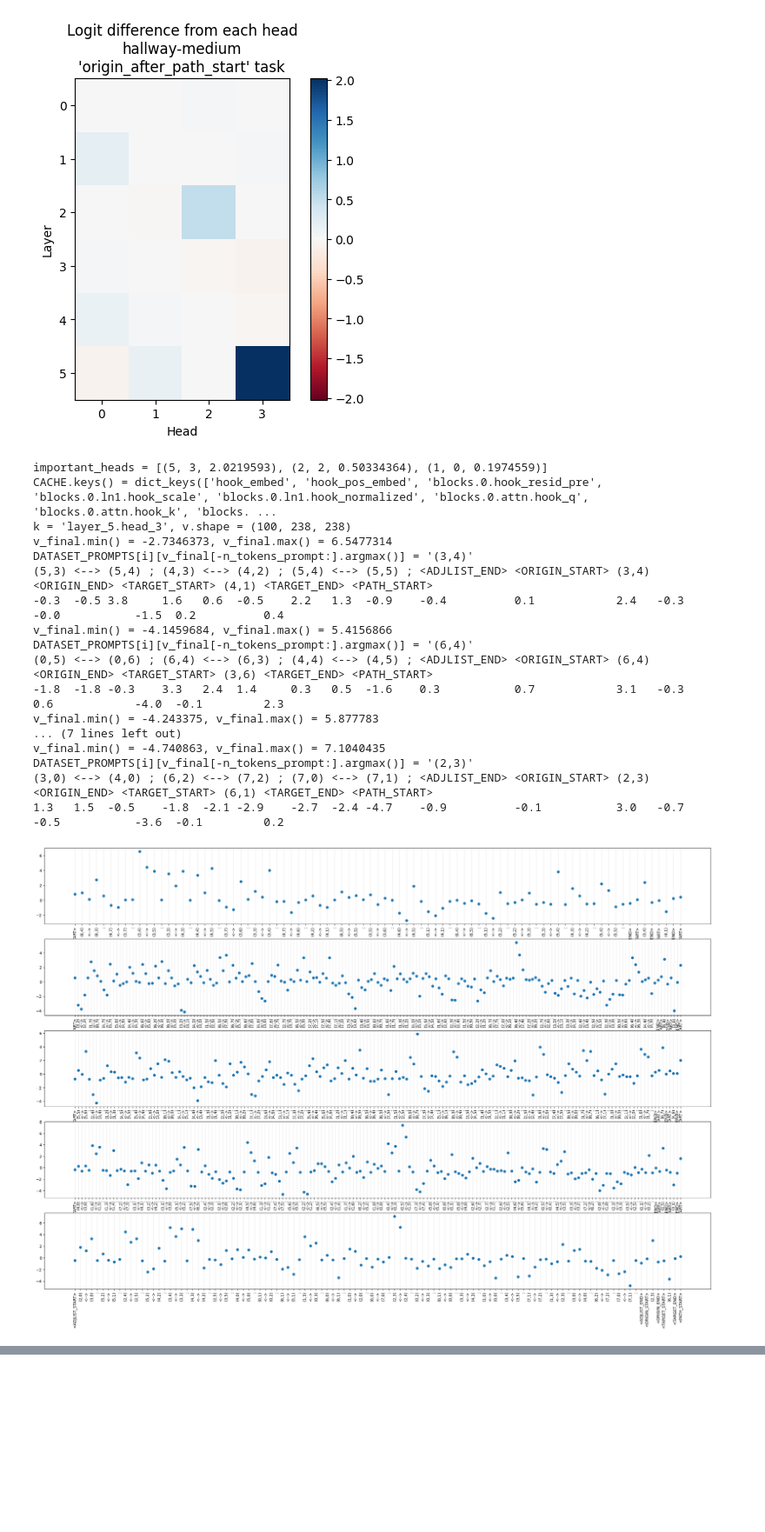
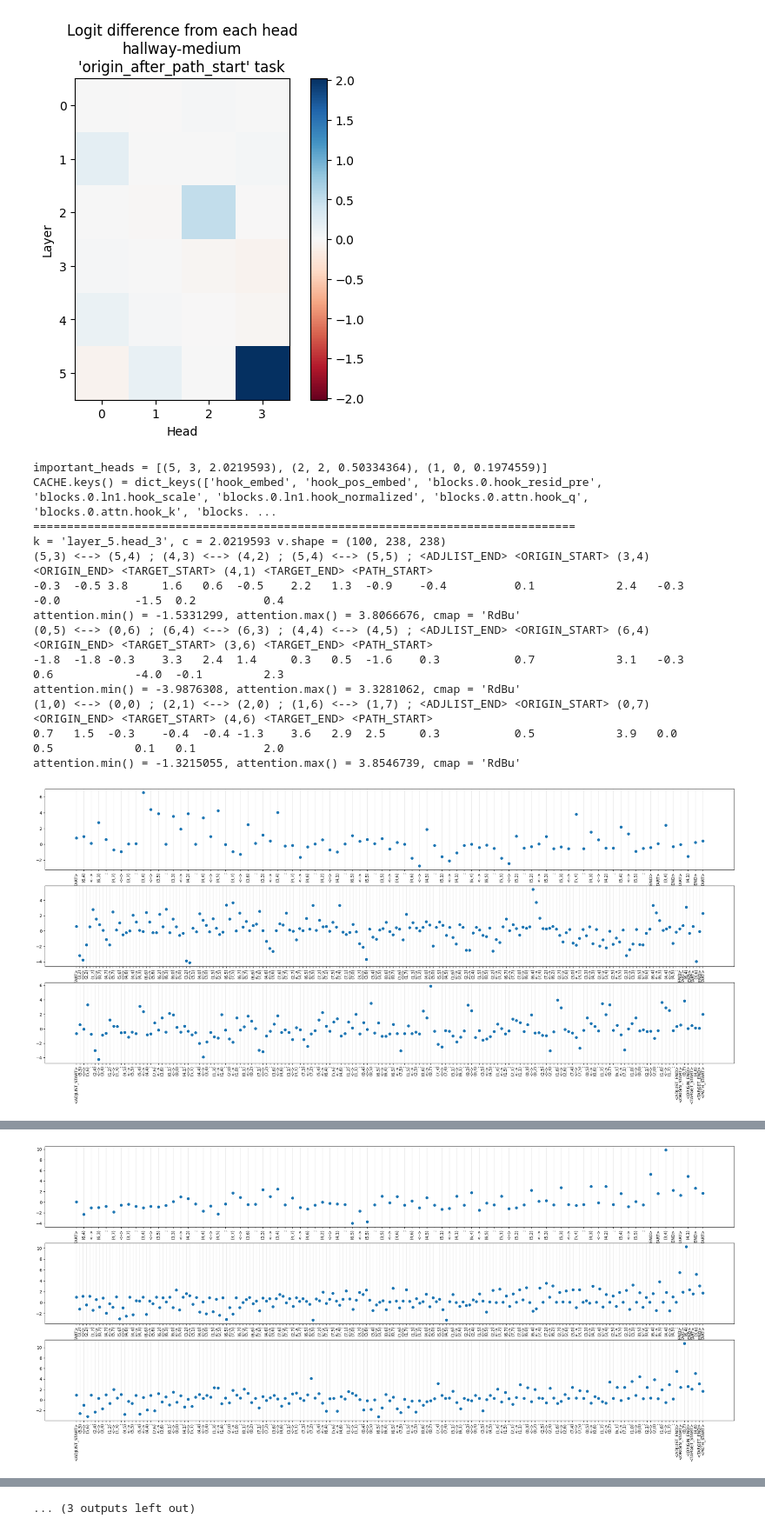
Before and after one commit to understanding-search/maze-transformer, a Jupyter notebook: notebooks/direct_logit_attribution.ipynb, the cells around one changed output, grey strips where cells are left out. Shown at 87% size. Drawn from its saved outputs; the diff is of its cells as text; code cells hidden in the pictures; blank space fills up the shorter version.

```diff
--- a/notebooks/direct_logit_attribution.ipynb
+++ b/notebooks/direct_logit_attribution.ipynb
@@ -278,66 +279,52 @@ Text(0.5, 1.0, "Logit difference from each head\nhallway-medium\n'origin_after_p
 # %%
 # let's try to plot the values of the attention heads for the top and bottom n contributing heads
 # (layer, head, value)
 important_heads: list[tuple[int, int, float]] = sorted(
     [
         (i, j, DLA_DATA[i, j])
         for i in range(DLA_DATA.shape[0])
         for j in range(DLA_DATA.shape[1])
 	],
     key=lambda x: abs(x[2]),
     reverse=True,
 )[:3]
 print(f"{important_heads = }")
 
 # plot the attention heads
 print(f"{CACHE.keys() = }")
 important_heads_scores = {
-    f"layer_{i}.head_{j}": CACHE[f'blocks.{i}.attn.hook_attn_scores'][:, j, :, :].numpy()
-    for i, j, _ in important_heads
+    f"layer_{i}.head_{j}": (
+        c,
+        CACHE[f'blocks.{i}.attn.hook_attn_scores'][:, j, :, :].numpy(),
+    )
+    for i, j, c in important_heads
 }
 
-from maze_dataset.plotting.print_tokens import color_tokens_cmap
+print("="*80)
 
-n_mazes: int = 5
-last_n_tokens: int = 20
+from maze_transformer.mechinterp.plot_attention import plot_attention_final_token
 
-for k, v in important_heads_scores.items():
-    print(f"{k = }, {v.shape = }")
-
-    fig, ax = plt.subplots(n_mazes, 1)
-    fig.set_size_inches(30, 4 * n_mazes)
-    for i in range(n_mazes):
-        n_tokens_prompt = len(DATASET_PROMPTS[i])
-        n_tokens_view = min(n_tokens_prompt, last_n_tokens)
-        v_final = v[i][-1]
-        print(f"{v_final.min() = }, {v_final.max() = }")
-        print(f"{DATASET_PROMPTS[i][v_final[-n_tokens_prompt:].argmax()] = }")
-        print(color_tokens_cmap(DATASET_PROMPTS[i][-n_tokens_view:], v_final[-n_tokens_view:], fmt="terminal", labels=True))
-
-        ax[i].plot(
-            v_final[-n_tokens_prompt:],
-            "o",
-        )
-        # add grid for x axis, sparsely
-        ax[i].grid(axis='x', which='major', color='black', alpha=0.1)
-        ax[i].set_xticks(range(n_tokens_prompt), DATASET_PROMPTS[i], rotation=90)
-    plt.show()
+plot_attention_final_token(
+    important_heads_scores=important_heads_scores,
+    prompts=DATASET_PROMPTS,
+    mazes=DATASET,
+    tokenizer=TOKENIZER,
+    n_mazes=3,
+    last_n_tokens=20,
+    exponentiate_scores=False,
+)
 # %% [output]
 important_heads = [(5, 3, 2.0219593), (2, 2, 0.50334364), (1, 0, 0.1974559)]
 CACHE.keys() = dict_keys(['hook_embed', 'hook_pos_embed', 'blocks.0.hook_resid_pre', 'blocks.0.ln1.hook_scale', 'blocks.0.ln1.hook_normalized', 'blocks.0.attn.hook_q', 'blocks.0.attn.hook_k', 'blocks. ...
-k = 'layer_5.head_3', v.shape = (100, 238, 238)
-v_final.min() = -2.7346373, v_final.max() = 6.5477314
-DATASET_PROMPTS[i][v_final[-n_tokens_prompt:].argmax()] = '(3,4)'
+================================================================================
+k = 'layer_5.head_3', c = 2.0219593 v.shape = (100, 238, 238)
 (5,3) <--> (5,4) ; (4,3) <--> (4,2) ; (5,4) <--> (5,5) ; <ADJLIST_END> <ORIGIN_START> (3,4) <ORIGIN_END> <TARGET_START> (4,1) <TARGET_END> <PATH_START>
 -0.3  -0.5 3.8     1.6   0.6  -0.5    2.2   1.3  -0.9    -0.4          0.1            2.4   -0.3         -0.0           -1.5  0.2          0.4
-v_final.min() = -4.1459684, v_final.max() = 5.4156866
-DATASET_PROMPTS[i][v_final[-n_tokens_prompt:].argmax()] = '(6,4)'
+attention.min() = -1.5331299, attention.max() = 3.8066676, cmap = 'RdBu'
 (0,5) <--> (0,6) ; (6,4) <--> (6,3) ; (4,4) <--> (4,5) ; <ADJLIST_END> <ORIGIN_START> (6,4) <ORIGIN_END> <TARGET_START> (3,6) <TARGET_END> <PATH_START>
 -1.8  -1.8 -0.3    3.3   2.4  1.4     0.3   0.5  -1.6    0.3           0.7            3.1   -0.3         0.6            -4.0  -0.1         2.3
-v_final.min() = -4.243375, v_final.max() = 5.877783
-... (7 lines left out)
-v_final.min() = -4.740863, v_final.max() = 7.1040435
-DATASET_PROMPTS[i][v_final[-n_tokens_prompt:].argmax()] = '(2,3)'
-(3,0) <--> (4,0) ; (6,2) <--> (7,2) ; (7,0) <--> (7,1) ; <ADJLIST_END> <ORIGIN_START> (2,3) <ORIGIN_END> <TARGET_START> (6,1) <TARGET_END> <PATH_START>
-1.3   1.5  -0.5    -1.8  -2.1 -2.9    -2.7  -2.4 -4.7    -0.9          -0.1           3.0   -0.7         -0.5           -3.6  -0.1         0.2
+attention.min() = -3.9876308, attention.max() = 3.3281062, cmap = 'RdBu'
+(1,0) <--> (0,0) ; (2,1) <--> (2,0) ; (1,6) <--> (1,7) ; <ADJLIST_END> <ORIGIN_START> (0,7) <ORIGIN_END> <TARGET_START> (4,6) <TARGET_END> <PATH_START>
+0.7   1.5  -0.3    -0.4  -0.4 -1.3    3.6   2.9  2.5     0.3           0.5            3.9   0.0          0.5            0.1   0.1          2.0
+attention.min() = -1.3215055, attention.max() = 3.8546739, cmap = 'RdBu'
-[figure, old version]
+[figure, new version]
@@ -361,0 +344 @@ DATASET_PROMPTS[i][v_final[-n_tokens_prompt:].argmax()] = '(2,3)'
+[figure, added]
@@ -379,0 +359 @@ DATASET_PROMPTS[i][v_final[-n_tokens_prompt:].argmax()] = '<ORIGIN_END>'
+... (3 outputs left out)
```
Also changed, not shown: parts of 2 cells of this notebook, 2 other files.
